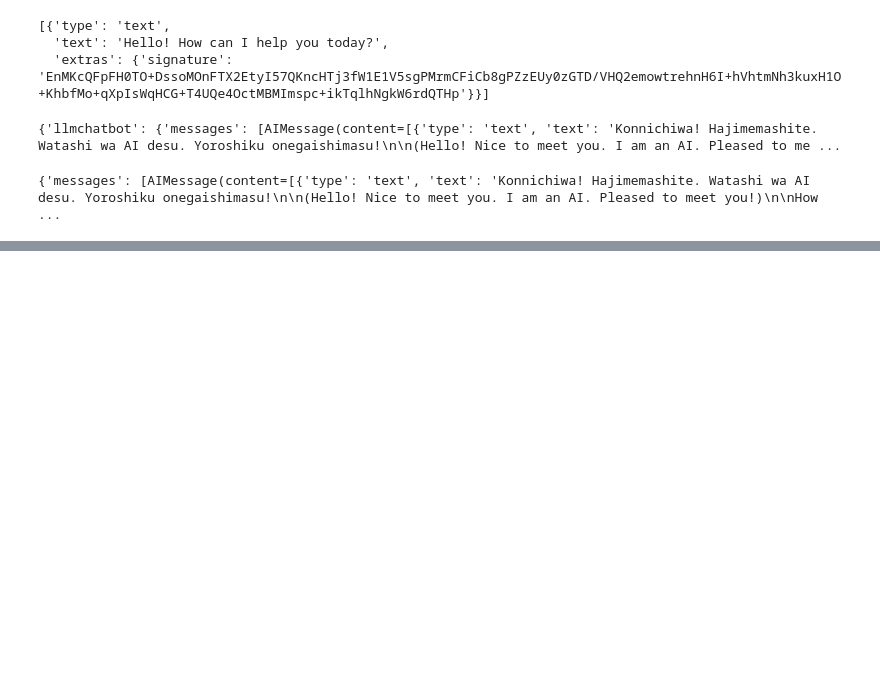
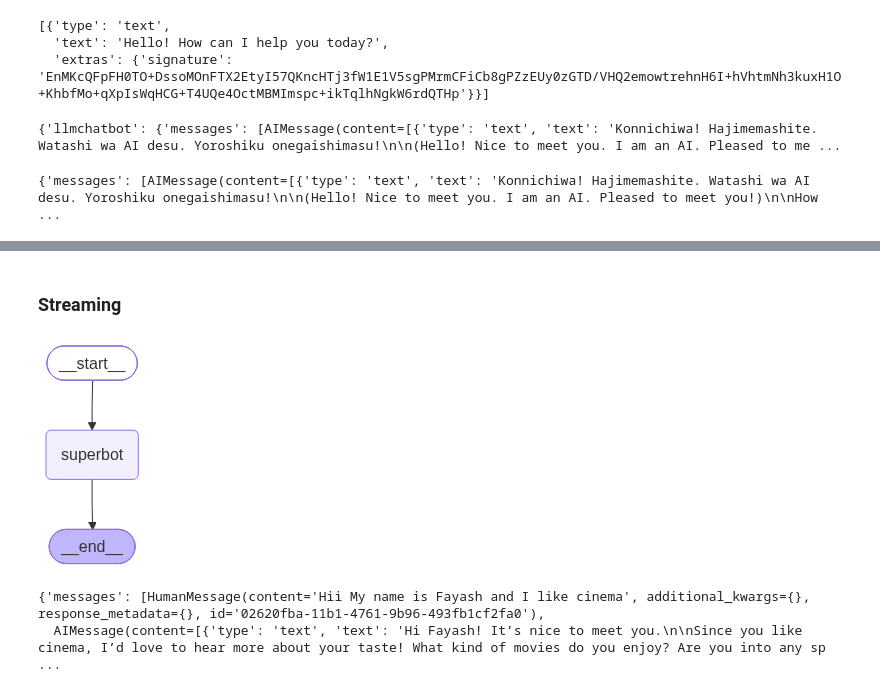
Before and after one commit to Fayash30/Agentic_Langgraph, a Jupyter notebook: 1-Basic Chatbot/1-basicchatbot.ipynb, the cells around one changed output, grey strips where cells are left out. Saved outputs shown, nothing was run; the diff lists cells and outputs as text; code cells hidden in the pictures; blank space fills up the shorter version.

```diff
--- a/1-Basic Chatbot/1-basicchatbot.ipynb
+++ b/1-Basic Chatbot/1-basicchatbot.ipynb
@@ -94,0 +408,24 @@ for event in graph.stream({"messages": "Konnichiwa!!, Hajimemashite"}):
+# %% [markdown]
+### Streaming
+# %%
+from langgraph.checkpoint.memory import MemorySaver
+memory = MemorySaver()
+# %%
+def superbot(state: State):
+    return {"messages": [llm_with_tool.invoke(state["messages"])]}
+# %%
+graph = StateGraph(State)
+
+## node
+graph.add_node("superbot", superbot)
+
+## edges
+graph.add_edge(START, "superbot")
+graph.add_edge("superbot", END)
+
+graph_builder = graph.compile(checkpointer=memory)
+
+## Display the graph
+display(Image(graph_builder.get_graph().draw_mermaid_png()))
+# %% [output]
+[figure, added]
@@ -94,0 +438,5 @@ for event in graph.stream({"messages": "Konnichiwa!!, Hajimemashite"}):
+# %%
+response
+# %% [output]
+{'messages': [HumanMessage(content='Hii My name is Fayash and I like cinema', additional_kwargs={}, response_metadata={}, id='02620fba-11b1-4761-9b96-493fb1cf2fa0'),
+  AIMessage(content=[{'type': 'text', 'text': 'Hi Fayash! It’s nice to meet you.\n\nSince you like cinema, I’d love to hear more about your taste! What kind of movies do you enjoy? Are you into any sp ...
```
Also changed, not shown: parts of 26 cells of this notebook.
